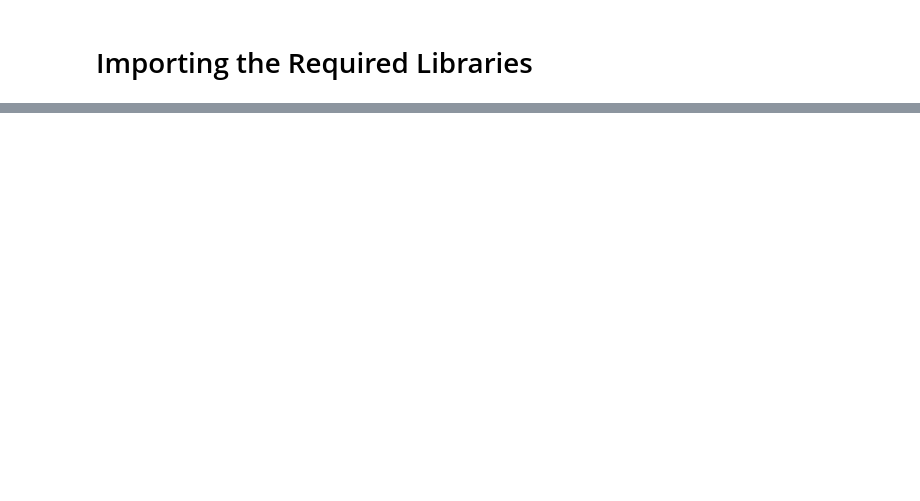
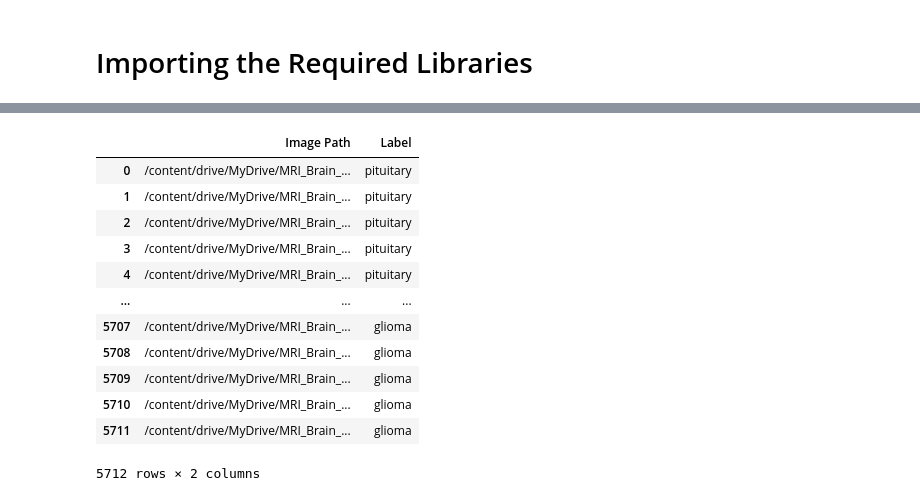
Before and after one commit to usamasafdarvirk/A_Deep_Learning_Approach_to_Precise_MRI_Brain_Tumor_Diagnosis, a Jupyter notebook: MRI_Image_Classification_Using_Deep_Learning.ipynb, the cells around one changed output, grey strips where cells are left out. Cells and saved outputs as stored; diff of their text form; code cells hidden in the pictures; blank space fills up the shorter version.

```diff
--- a/MRI_Image_Classification_Using_Deep_Learning.ipynb
+++ b/MRI_Image_Classification_Using_Deep_Learning.ipynb
@@ -60,0 +24,55 @@ Training Labels: []
+# %%
+def generate_training_df(train_dir):
+    """
+    Generates a DataFrame containing image paths and their corresponding class labels from the specified training directory.
+
+    Parameters:
+    train_dir (str): Directory path containing subdirectories of images, with each subdirectory named after its class label.
+
+    Returns:
+    pd.DataFrame: A DataFrame with two columns - 'Image Path' and 'Label'.
+    """
+    labels, paths = zip(*[
+        (class_name, os.path.join(train_dir, class_name, img_file))
+        for class_name in os.listdir(train_dir) if os.path.isdir(os.path.join(train_dir, class_name))
+        for img_file in os.listdir(os.path.join(train_dir, class_name))
+    ])
+
+    train_df = pd.DataFrame({'Image Path': paths, 'Label': labels})
+    return train_df
+
+def generate_test_df(test_dir):
+    """
+    Generates a DataFrame containing image paths and their corresponding class labels from the specified test directory.
+
+    Parameters:
+    test_dir (str): Directory path containing subdirectories of images, with each subdirectory named after its class label.
+
+    Returns:
+    pd.DataFrame: A DataFrame with two columns - 'Image Path' and 'Label'.
+    """
+    labels, paths = zip(*[
+        (class_name, os.path.join(test_dir, class_name, img_file))
+        for class_name in os.listdir(test_dir) if os.path.isdir(os.path.join(test_dir, class_name))
+        for img_file in os.listdir(os.path.join(test_dir, class_name))
+    ])
+
+    test_df = pd.DataFrame({'Image Path': paths, 'Label': labels})
+    return test_df
+# %%
+train_df = generate_training_df('/content/drive/MyDrive/MRI_Brain_Image_Classification/Training')
+train_df
+# %% [output]
+|  | Image Path | Label |
+| 0 | /content/drive/MyDrive/MRI_Brain_... | pituitary |
+| 1 | /content/drive/MyDrive/MRI_Brain_... | pituitary |
+| 2 | /content/drive/MyDrive/MRI_Brain_... | pituitary |
+| 3 | /content/drive/MyDrive/MRI_Brain_... | pituitary |
+| 4 | /content/drive/MyDrive/MRI_Brain_... | pituitary |
+| ... | ... | ... |
+| 5707 | /content/drive/MyDrive/MRI_Brain_... | glioma |
+| 5708 | /content/drive/MyDrive/MRI_Brain_... | glioma |
+| 5709 | /content/drive/MyDrive/MRI_Brain_... | glioma |
+| 5710 | /content/drive/MyDrive/MRI_Brain_... | glioma |
+| 5711 | /content/drive/MyDrive/MRI_Brain_... | glioma |
+5712 rows × 2 columns
```
Also changed, not shown: parts of 14 cells of this notebook.
